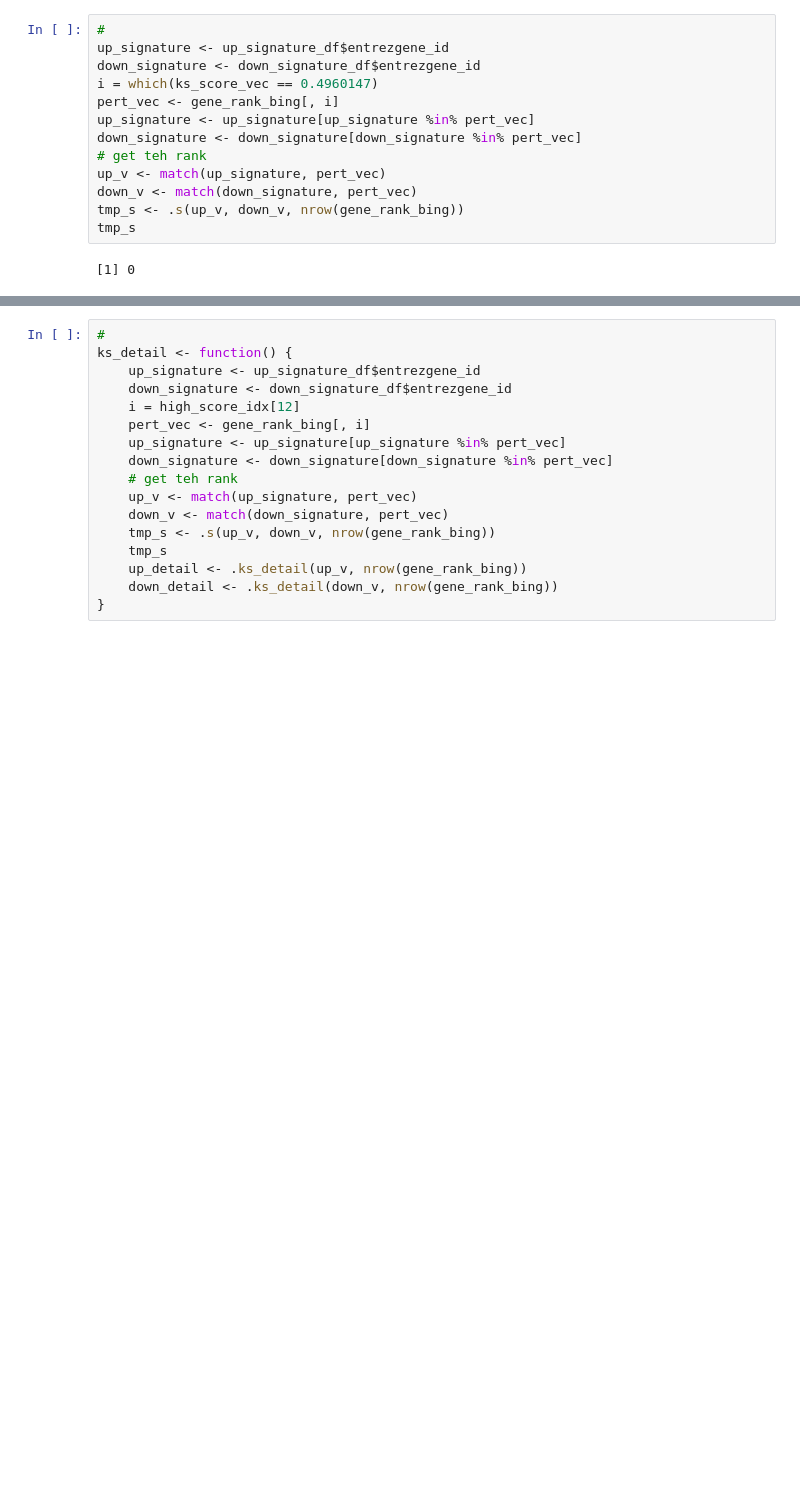
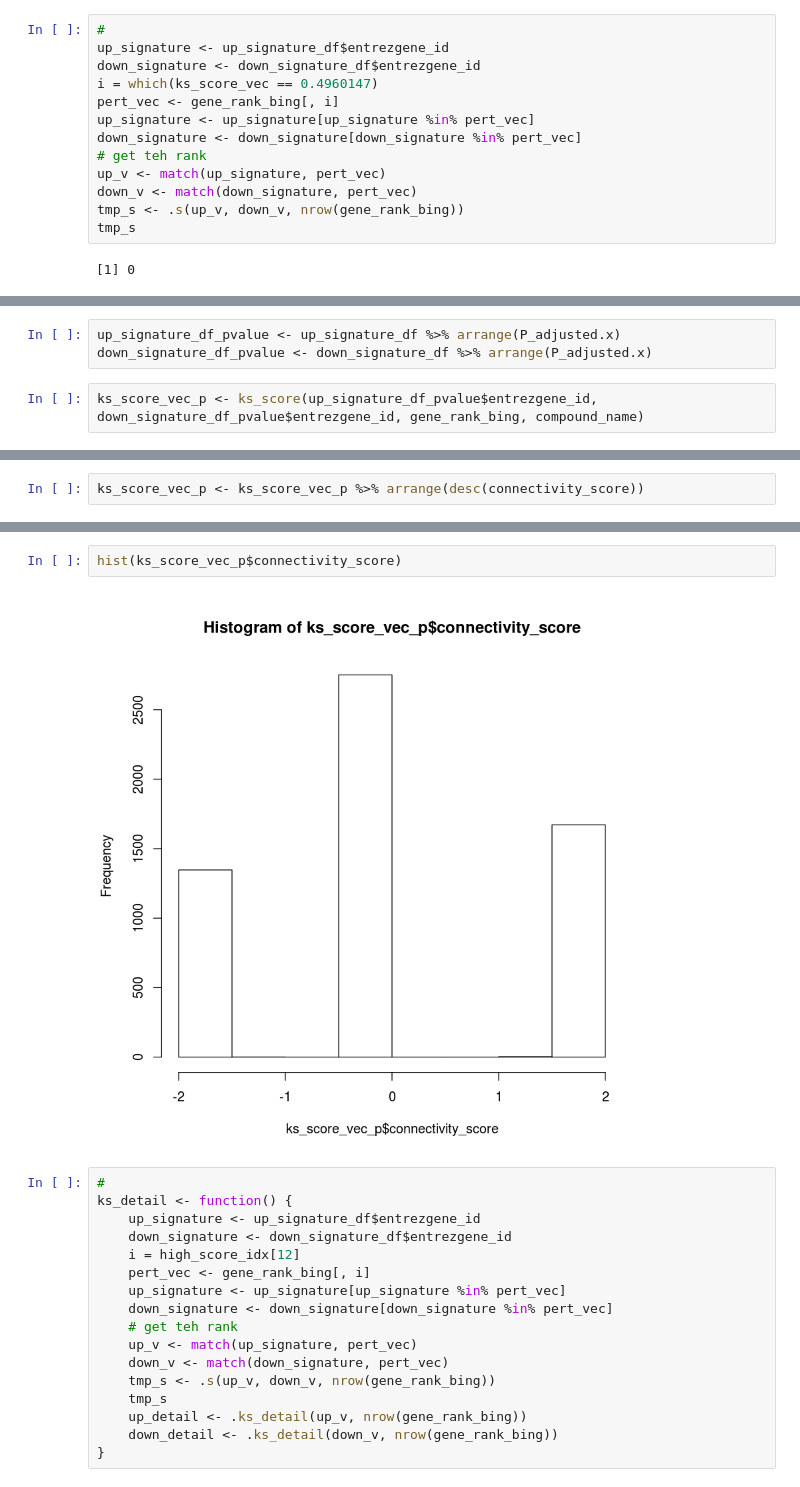
Before and after one commit to Joker-Jerome/dr_multiomics, a Jupyter notebook: code/analsyis_score.ipynb, the cells around one changed output, grey strips where cells are left out. Drawn from its saved outputs; the diff is of its cells as text; blank space fills up the shorter version.

```diff
--- a/code/analsyis_score.ipynb
+++ b/code/analsyis_score.ipynb
@@ -132,0 +203,5 @@ gene_rank_bing[, which(ks_score_vec$connectivity_score > 0.45)]
+# %%
+up_signature_df_pvalue <- up_signature_df %>% arrange(P_adjusted.x)
+down_signature_df_pvalue <- down_signature_df %>% arrange(P_adjusted.x)
+# %%
+ks_score_vec_p <- ks_score(up_signature_df_pvalue$entrezgene_id, down_signature_df_pvalue$entrezgene_id, gene_rank_bing, compound_name)
@@ -132,0 +220,2 @@ gene_rank_bing[, which(ks_score_vec$connectivity_score > 0.45)]
+# %%
+ks_score_vec_p <- ks_score_vec_p %>% arrange(desc(connectivity_score))
@@ -133,3 +235,7 @@ gene_rank_bing[, which(ks_score_vec$connectivity_score > 0.45)]
+# %%
+hist(ks_score_vec_p$connectivity_score)
+# %% [output]
+[figure, added]
 # %%
 #
 ks_detail <- function() {
```
Also changed, not shown: parts of 49 cells of this notebook, 9 other files.
